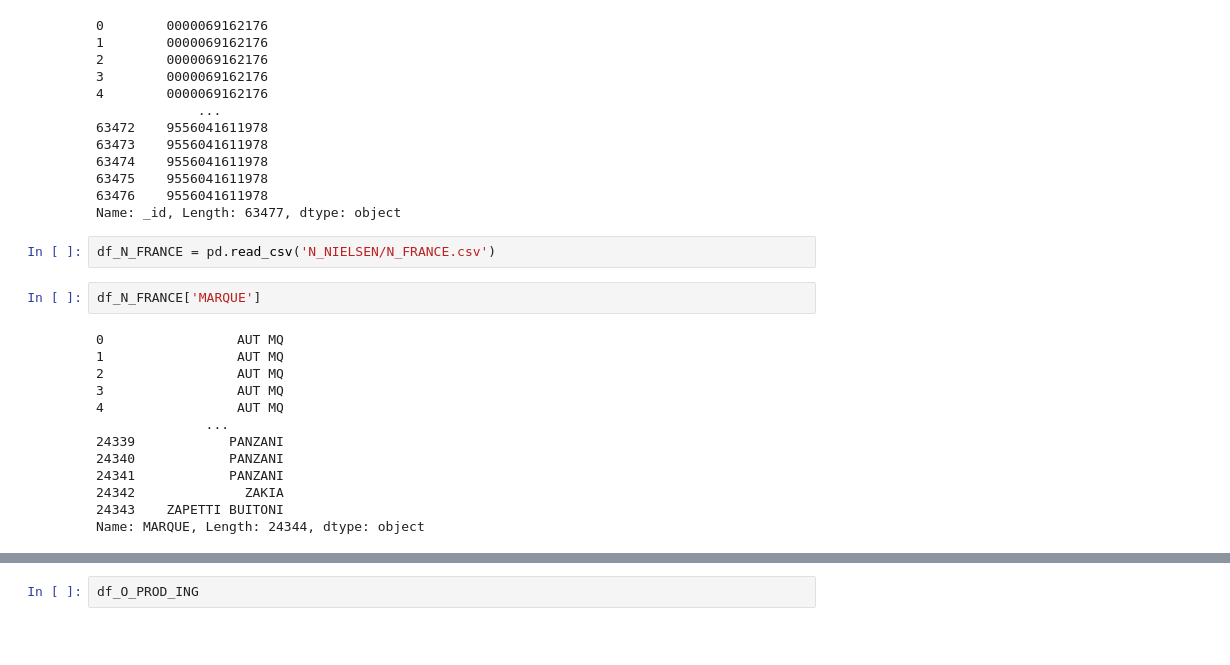
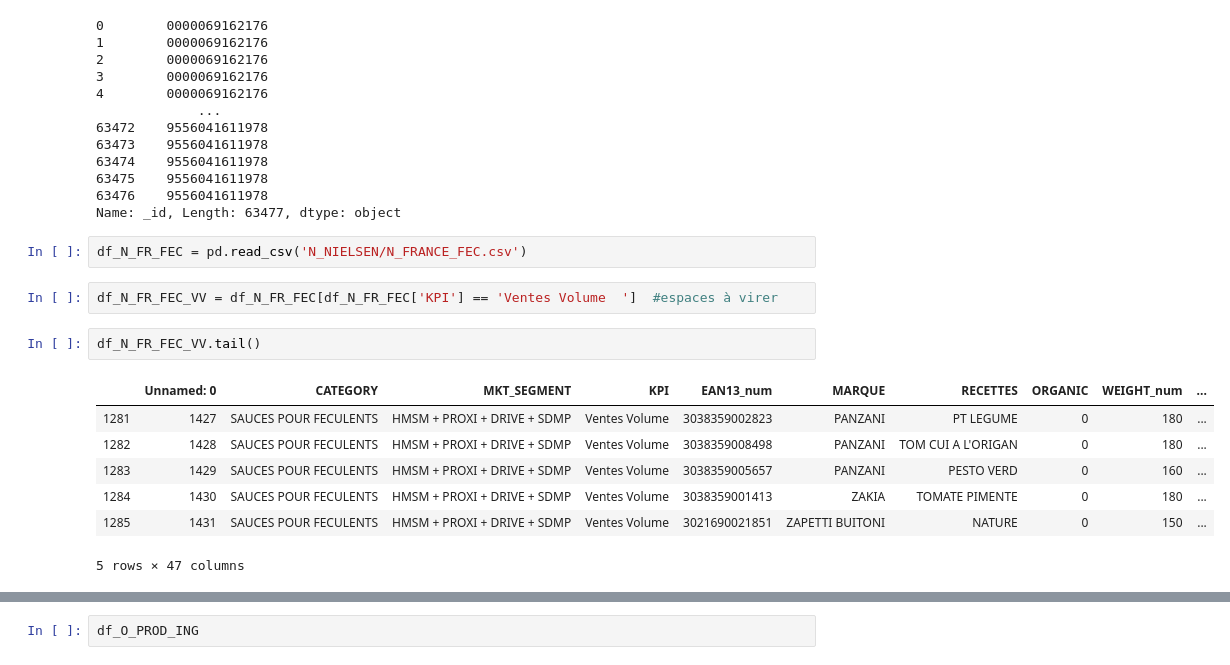
Before and after one commit to alex-toy/italians_do_it_better, a Jupyter notebook: Mix_produits_ingredients.ipynb, the cells around one changed output, grey strips where cells are left out. Drawn from its saved outputs; the diff is of its cells as text; blank space fills up the shorter version.

```diff
--- a/Mix_produits_ingredients.ipynb
+++ b/Mix_produits_ingredients.ipynb
@@ -22,19 +22,16 @@ df_O_ING['_id']
 63476    9556041611978
 Name: _id, Length: 63477, dtype: object
 # %%
-df_N_FRANCE = pd.read_csv('N_NIELSEN/N_FRANCE.csv')
+df_N_FR_FEC = pd.read_csv('N_NIELSEN/N_FRANCE_FEC.csv')
-# %%
-df_N_FRANCE['MARQUE']
-# %% [output]
-0                 AUT MQ
-1                 AUT MQ
-2                 AUT MQ
-3                 AUT MQ
-4                 AUT MQ
-              ...
-24339            PANZANI
-24340            PANZANI
-24341            PANZANI
-24342              ZAKIA
-24343    ZAPETTI BUITONI
-Name: MARQUE, Length: 24344, dtype: object
+# %%
+df_N_FR_FEC_VV = df_N_FR_FEC[df_N_FR_FEC['KPI'] == 'Ventes Volume  ']  #espaces à virer
+# %%
+df_N_FR_FEC_VV.tail()
+# %% [output]
+|  | Unnamed: 0 | CATEGORY | MKT_SEGMENT | KPI | EAN13_num | MARQUE | RECETTES | ORGANIC | WEIGHT_num | ... |
+| 1281 | 1427 | SAUCES POUR FECULENTS | HMSM + PROXI + DRIVE + SDMP | Ventes Volume | 3038359002823 | PANZANI | PT LEGUME | 0 | 180 | ... |
+| 1282 | 1428 | SAUCES POUR FECULENTS | HMSM + PROXI + DRIVE + SDMP | Ventes Volume | 3038359008498 | PANZANI | TOM CUI A L'ORIGAN | 0 | 180 | ... |
+| 1283 | 1429 | SAUCES POUR FECULENTS | HMSM + PROXI + DRIVE + SDMP | Ventes Volume | 3038359005657 | PANZANI | PESTO VERD | 0 | 160 | ... |
+| 1284 | 1430 | SAUCES POUR FECULENTS | HMSM + PROXI + DRIVE + SDMP | Ventes Volume | 3038359001413 | ZAKIA | TOMATE PIMENTE | 0 | 180 | ... |
+| 1285 | 1431 | SAUCES POUR FECULENTS | HMSM + PROXI + DRIVE + SDMP | Ventes Volume | 3021690021851 | ZAPETTI BUITONI | NATURE | 0 | 150 | ... |
+5 rows × 47 columns
```
Also changed, not shown: parts of 23 cells of this notebook.
